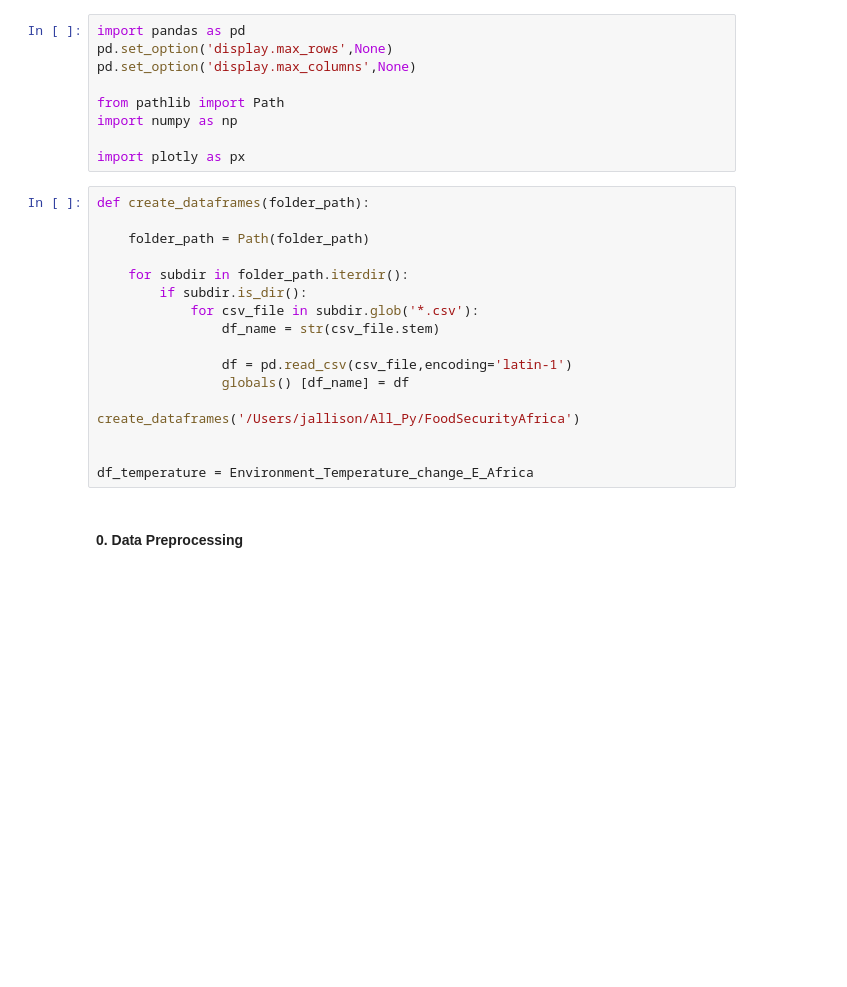
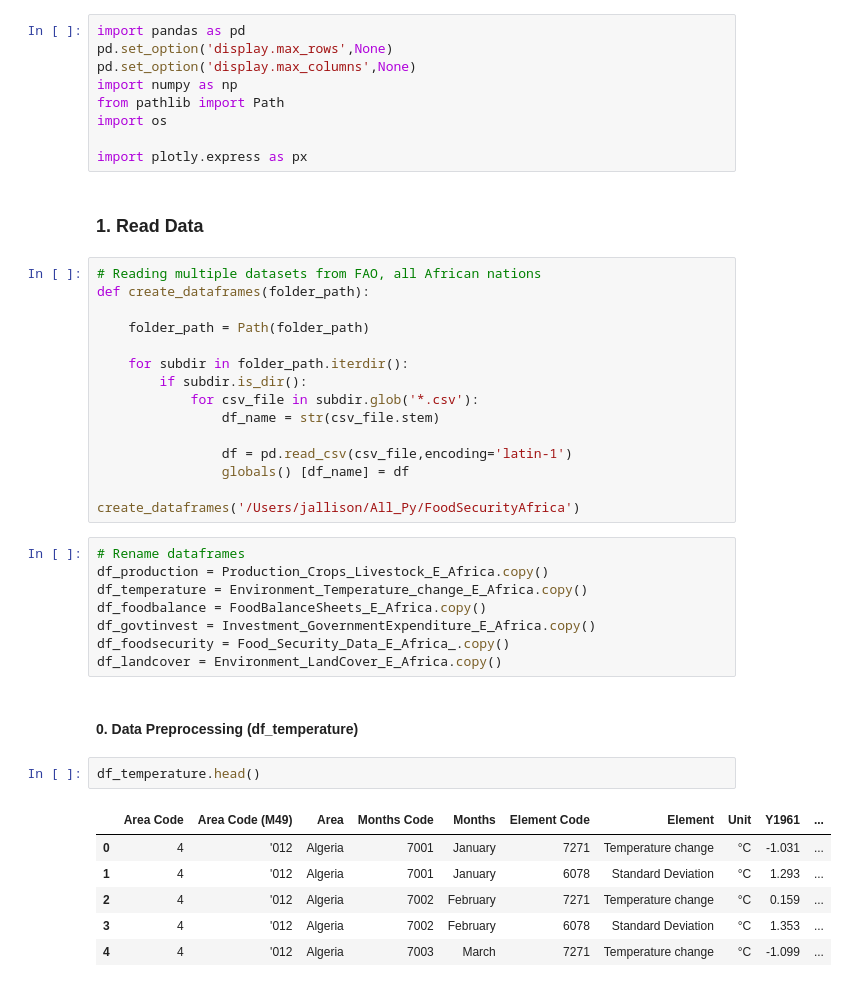
Before and after one commit to jallisonallison/AfricaTempProduction, a Jupyter notebook: AfricaDataViz.ipynb, the cells around one changed output. Cells and saved outputs as stored; diff of their text form; blank space fills up the shorter version.

```diff
--- a/AfricaDataViz.ipynb
+++ b/AfricaDataViz.ipynb
@@ -2,12 +4,15 @@
 import pandas as pd
 pd.set_option('display.max_rows',None)
 pd.set_option('display.max_columns',None)
+import numpy as np
+from pathlib import Path
+import os
 
-from pathlib import Path
-import numpy as np
-
-import plotly as px
+import plotly.express as px
+# %% [markdown]
+### 1. Read Data
 # %%
+# Reading multiple datasets from FAO, all African nations
 def create_dataframes(folder_path):
 
     folder_path = Path(folder_path)
@@ -21,9 +26,23 @@ def create_dataframes(folder_path):
                 globals() [df_name] = df
 
 create_dataframes('/Users/jallison/All_Py/FoodSecurityAfrica')
-
-
-df_temperature = Environment_Temperature_change_E_Africa
+# %%
+# Rename dataframes
+df_production = Production_Crops_Livestock_E_Africa.copy()
+df_temperature = Environment_Temperature_change_E_Africa.copy()
+df_foodbalance = FoodBalanceSheets_E_Africa.copy()
+df_govtinvest = Investment_GovernmentExpenditure_E_Africa.copy()
+df_foodsecurity = Food_Security_Data_E_Africa_.copy()
+df_landcover = Environment_LandCover_E_Africa.copy()
 # %% [markdown]
-#### 0. Data Preprocessing
+#### 0. Data Preprocessing (df_temperature)
+# %%
+df_temperature.head()
+# %% [output]
+|  | Area Code | Area Code (M49) | Area | Months Code | Months | Element Code | Element | Unit | Y1961 | ... |
+| 0 | 4 | '012 | Algeria | 7001 | January | 7271 | Temperature change | °C | -1.031 | ... |
+| 1 | 4 | '012 | Algeria | 7001 | January | 6078 | Standard Deviation | °C | 1.293 | ... |
+| 2 | 4 | '012 | Algeria | 7002 | February | 7271 | Temperature change | °C | 0.159 | ... |
+| 3 | 4 | '012 | Algeria | 7002 | February | 6078 | Standard Deviation | °C | 1.353 | ... |
+| 4 | 4 | '012 | Algeria | 7003 | March | 7271 | Temperature change | °C | -1.099 | ... |
 # %%
```
Also changed, not shown: parts of 12 cells of this notebook.
